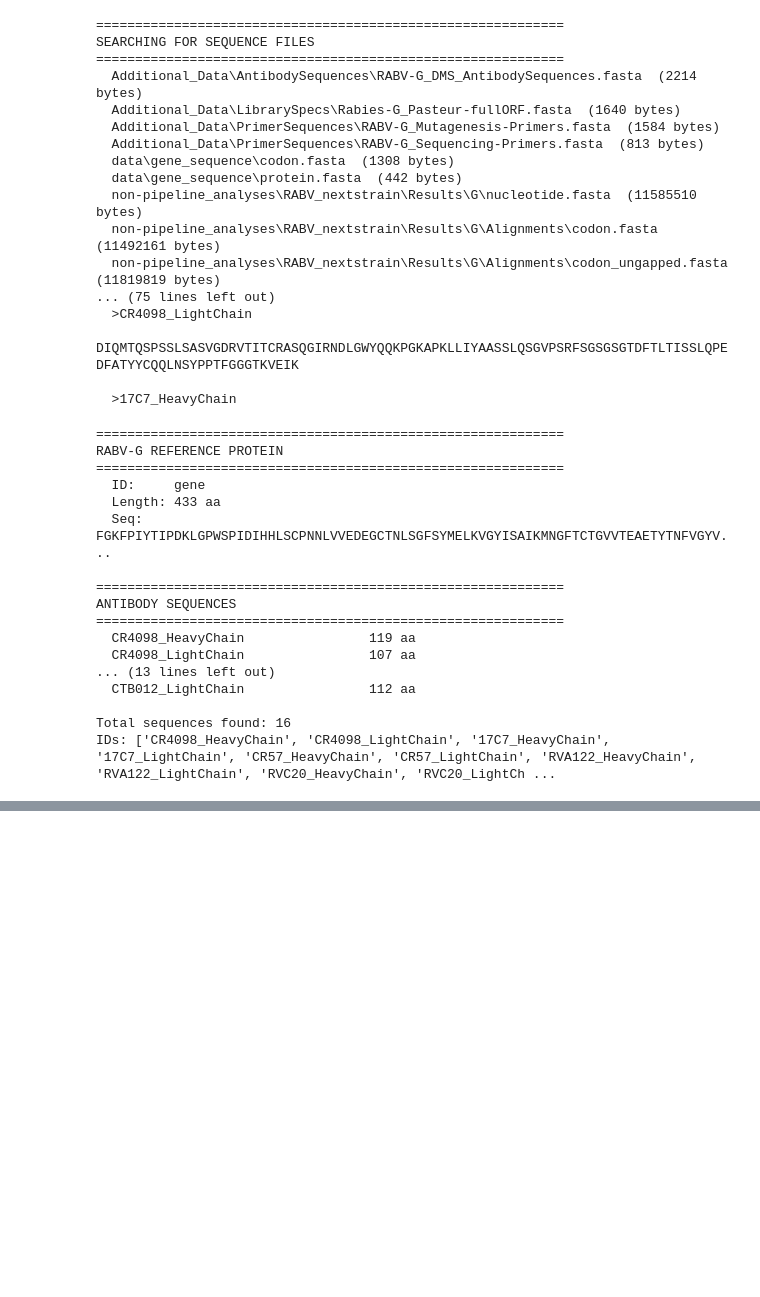
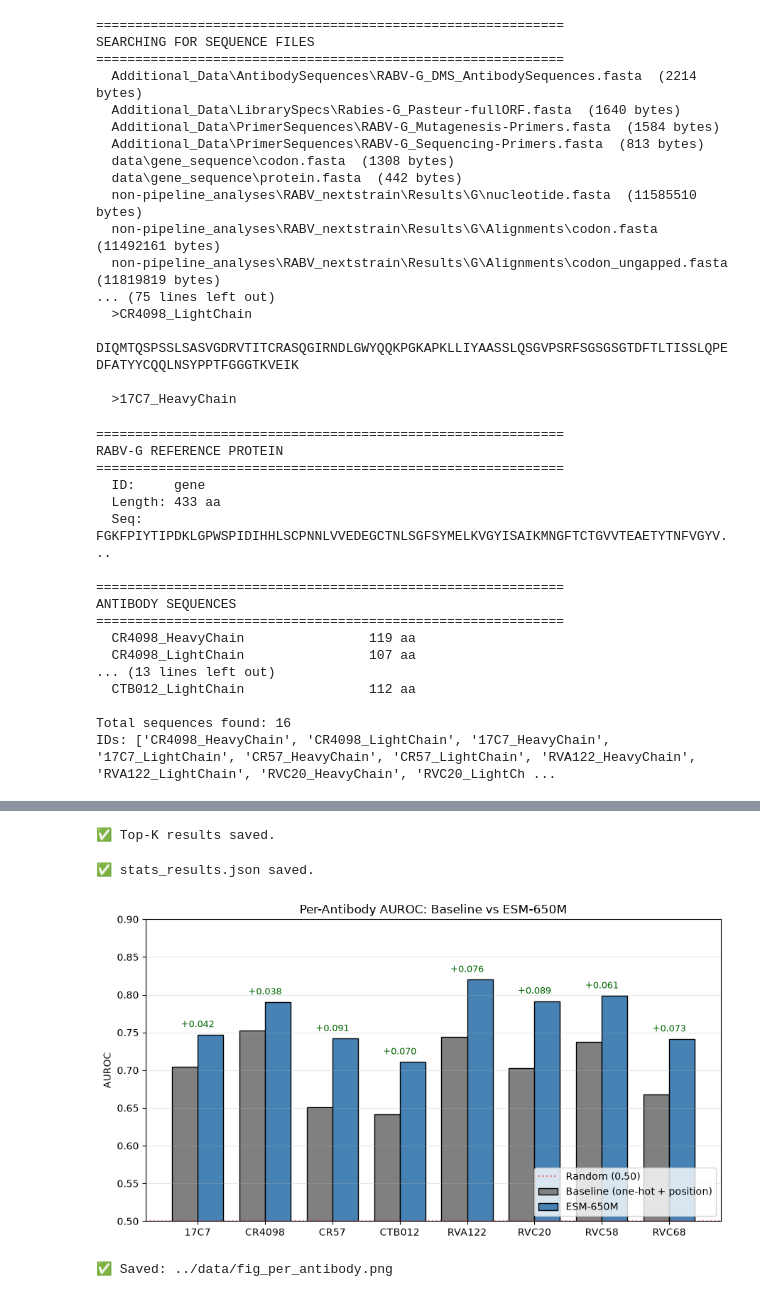
Before and after one commit to sengobasar/rabies_experiment_and_system_implementation, a Jupyter notebook: notebooks/rabies_antibody_ml.ipynb, the cells around one changed output, grey strips where cells are left out. Drawn from its saved outputs; the diff is of its cells as text; code cells hidden in the pictures; blank space fills up the shorter version.

```diff
--- a/notebooks/rabies_antibody_ml.ipynb
+++ b/notebooks/rabies_antibody_ml.ipynb
@@ -605,0 +1677,73 @@ print("✅ Saved: ../data/esm_cache/G_esm_t12.npy")
+# %%
+import json
+topk = {
+    'base_rate': 0.0710,
+    'K_values': [10, 25, 50, 100, 250, 500, 1000, 2500, 5000],
+    'precisions': [0.2000, 0.2800, 0.1600, 0.1300, 0.1720, 0.2040, 0.1800, 0.1996, 0.1980],
+    'enrichments': [2.82, 3.94, 2.25, 1.83, 2.42, 2.87, 2.54, 2.81, 2.79],
+}
+with open('../data/topk_results.json', 'w') as f:
+    json.dump(topk, f, indent=2)
+print("✅ Top-K results saved.")
+# %% [output]
+✅ Top-K results saved.
+# %%
+# ============================================================
+# DAY 5 — Exp 5: Per-Antibody Bar Chart
+# ============================================================
+# Visual: AUROC per antibody, baseline vs ESM, with delta labels
+# ============================================================
+
+import json
+import numpy as np
+import matplotlib.pyplot as plt
+
+# Values from the bootstrap/t-test output
+antibodies = ['17C7', 'CR4098', 'CR57', 'CTB012', 'RVA122', 'RVC20', 'RVC58', 'RVC68']
+base = [0.7049, 0.7525, 0.6506, 0.6415, 0.7442, 0.7028, 0.7375, 0.6679]
+esm  = [0.7471, 0.7904, 0.7418, 0.7110, 0.8201, 0.7915, 0.7985, 0.7413]
+
+# Save stats for later
+stats_results = {
+    'mean_baseline_auroc': 0.7003,
+    'mean_esm_auroc':      0.7677,
+    'mean_delta':          0.0674,
+    't_statistic':         9.7477,
+    'p_value':             0.000025,
+    'significant':         True,
+    'per_antibody_base': dict(zip(antibodies, base)),
+    'per_antibody_esm':  dict(zip(antibodies, esm)),
+}
+with open('../data/stats_results.json', 'w') as f:
+    json.dump(stats_results, f, indent=2)
+print("✅ stats_results.json saved.")
+
+# --- Plot ---
+x = np.arange(len(antibodies))
+width = 0.38
+
+fig, ax = plt.subplots(figsize=(9, 5))
+ax.bar(x - width/2, base, width, label='Baseline (one-hot + position)', color='gray', edgecolor='black')
+ax.bar(x + width/2, esm,  width, label='ESM-650M',                      color='steelblue', edgecolor='black')
+
+ax.set_xticks(x)
+ax.set_xticklabels(antibodies)
+ax.set_ylabel('AUROC')
+ax.set_ylim(0.5, 0.9)
+ax.set_title('Per-Antibody AUROC: Baseline vs ESM-650M')
+ax.axhline(0.5, color='red', linestyle=':', alpha=0.5, label='Random (0.50)')
+ax.legend(loc='lower right')
+ax.grid(axis='y', alpha=0.3)
+
+# Annotate delta above each pair
+for i, (b, e) in enumerate(zip(base, esm)):
+    ax.text(i, max(b, e) + 0.01, f"+{e-b:.3f}", ha='center', fontsize=9, color='darkgreen')
+
+plt.tight_layout()
+plt.savefig('../data/fig_per_antibody.png', dpi=200)
+plt.show()
+print("✅ Saved: ../data/fig_per_antibody.png")
+# %% [output]
+✅ stats_results.json saved.
+[figure, added]
+✅ Saved: ../data/fig_per_antibody.png
```
Also changed, not shown: parts of 20 cells of this notebook.
